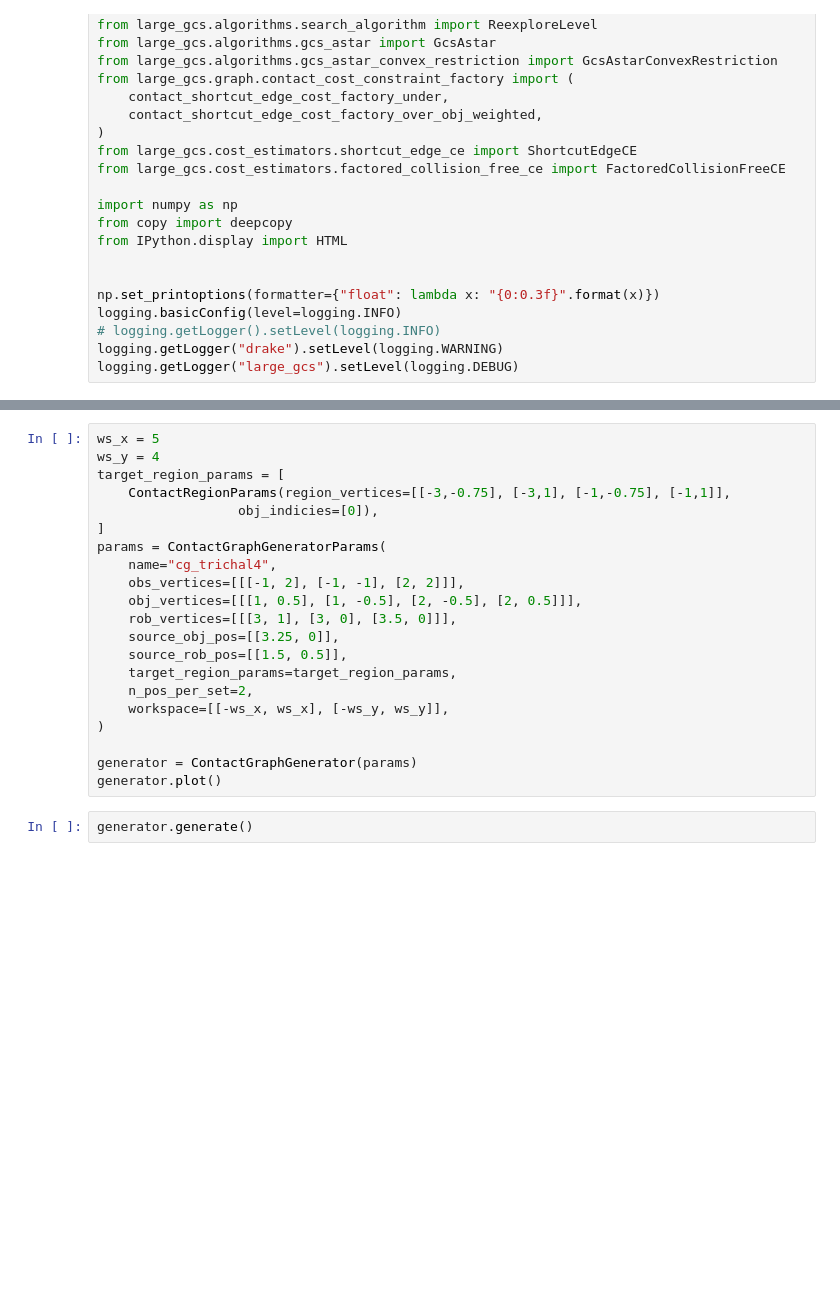
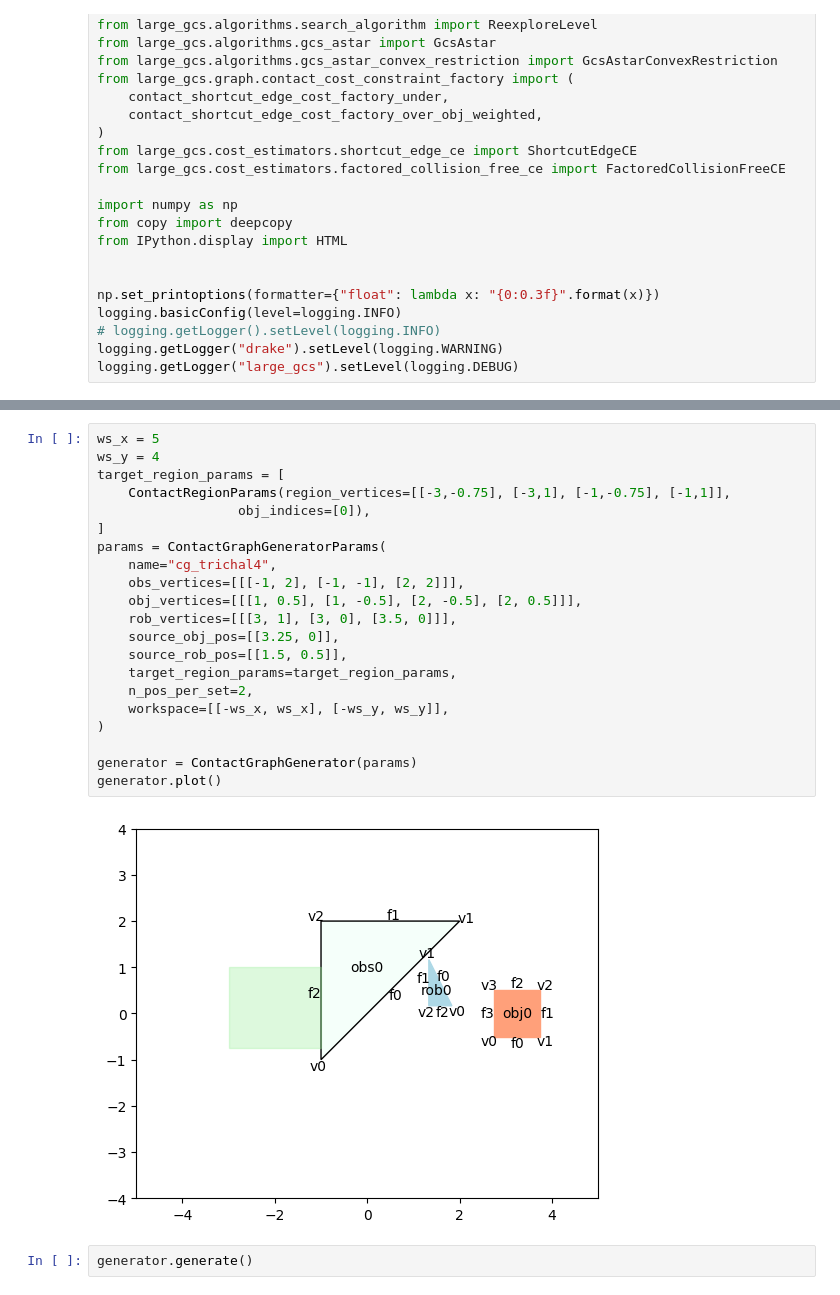
Before and after one commit to shaoyuancc/large_gcs, a Jupyter notebook: explorations/contact_regions_set_exploration.ipynb, the cells around one changed output, grey strips where cells are left out. Cells and saved outputs as stored; diff of their text form; blank space fills up the shorter version.

```diff
--- a/explorations/contact_regions_set_exploration.ipynb
+++ b/explorations/contact_regions_set_exploration.ipynb
@@ -50,24 +52,26 @@ generator.plot()
 # %%
 ws_x = 5
 ws_y = 4
 target_region_params = [
     ContactRegionParams(region_vertices=[[-3,-0.75], [-3,1], [-1,-0.75], [-1,1]],
-                  obj_indicies=[0]),
+                  obj_indices=[0]),
 ]
 params = ContactGraphGeneratorParams(
     name="cg_trichal4",
     obs_vertices=[[[-1, 2], [-1, -1], [2, 2]]],
     obj_vertices=[[[1, 0.5], [1, -0.5], [2, -0.5], [2, 0.5]]],
     rob_vertices=[[[3, 1], [3, 0], [3.5, 0]]],
     source_obj_pos=[[3.25, 0]],
     source_rob_pos=[[1.5, 0.5]],
     target_region_params=target_region_params,
     n_pos_per_set=2,
     workspace=[[-ws_x, ws_x], [-ws_y, ws_y]],
 )
 
 generator = ContactGraphGenerator(params)
 generator.plot()
+# %% [output]
+[figure, added]
 # %%
 generator.generate()
 # %%
```
Also changed, not shown: parts of 11 cells of this notebook, 11 other files.
